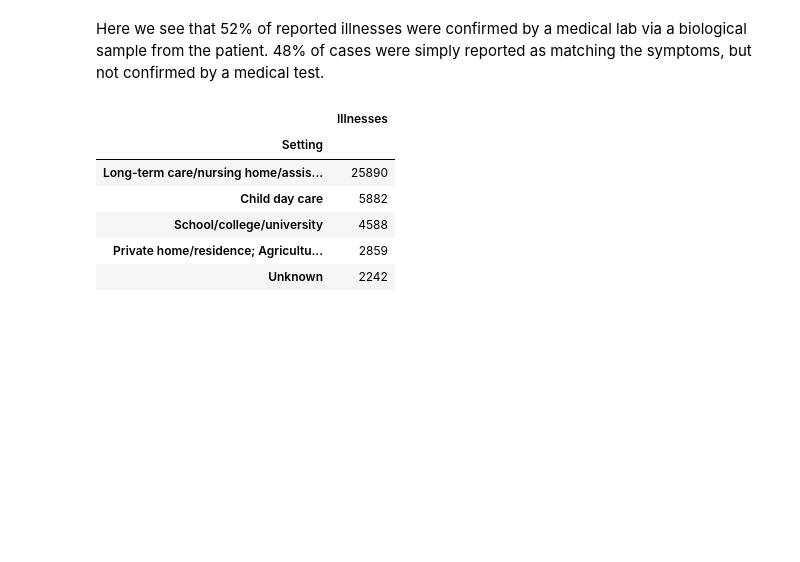
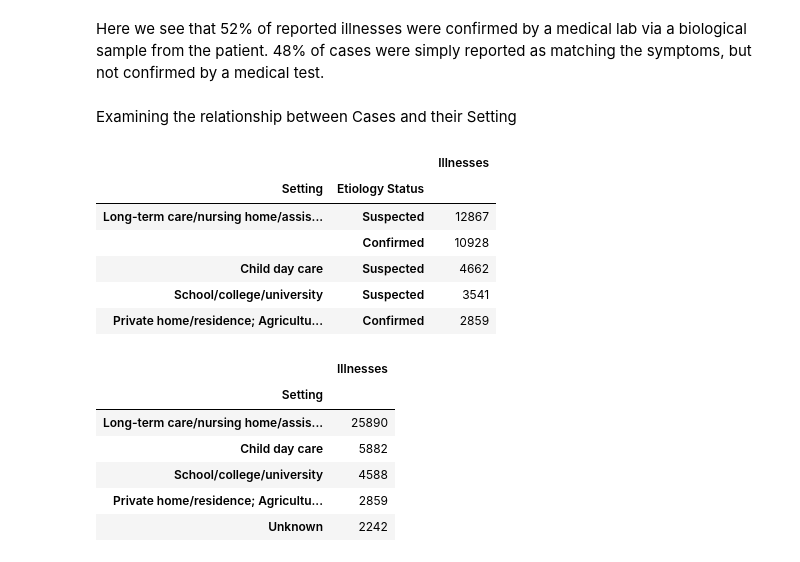
Before and after one commit to InsomniYak28/group_project_1, a Jupyter notebook: group_proj_Michaela.ipynb, the cells around one changed output. Saved outputs shown, nothing was run; the diff lists cells and outputs as text; code cells hidden in the pictures; blank space fills up the shorter version.

```diff
--- a/group_proj_Michaela.ipynb
+++ b/group_proj_Michaela.ipynb
@@ -83,6 +85,21 @@ Text(0.5, 1.0, '% of Confirmed Illnesses vs Suspected')
 [figure]
 # %% [markdown]
 Here we see that 52% of reported illnesses were confirmed by a medical lab via a biological sample from the patient. 48% of cases were simply reported as matching the symptoms, but not confirmed by a medical test.
+# %% [markdown]
+Examining the relationship between Cases and their Setting
+# %%
+#etiology, setting, confirmed or suspected
+df = outbreak.groupby(["Setting","Etiology Status"])["Illnesses"].sum()
+new_df = pd.DataFrame(df).sort_values(by=["Illnesses"],ascending=False)
+new_df.head(5)
+# %% [output]
+|  |  | Illnesses |
+| Setting | Etiology Status |  |
+| Long-term care/nursing home/assis... | Suspected | 12867 |
+|  | Confirmed | 10928 |
+| Child day care | Suspected | 4662 |
+| School/college/university | Suspected | 3541 |
+| Private home/residence; Agricultu... | Confirmed | 2859 |
 # %%
 #get illnesses per setting
 etio_setting = outbreak.groupby("Setting")["Illnesses"].sum()
```
Also changed, not shown: parts of 2 cells of this notebook.
